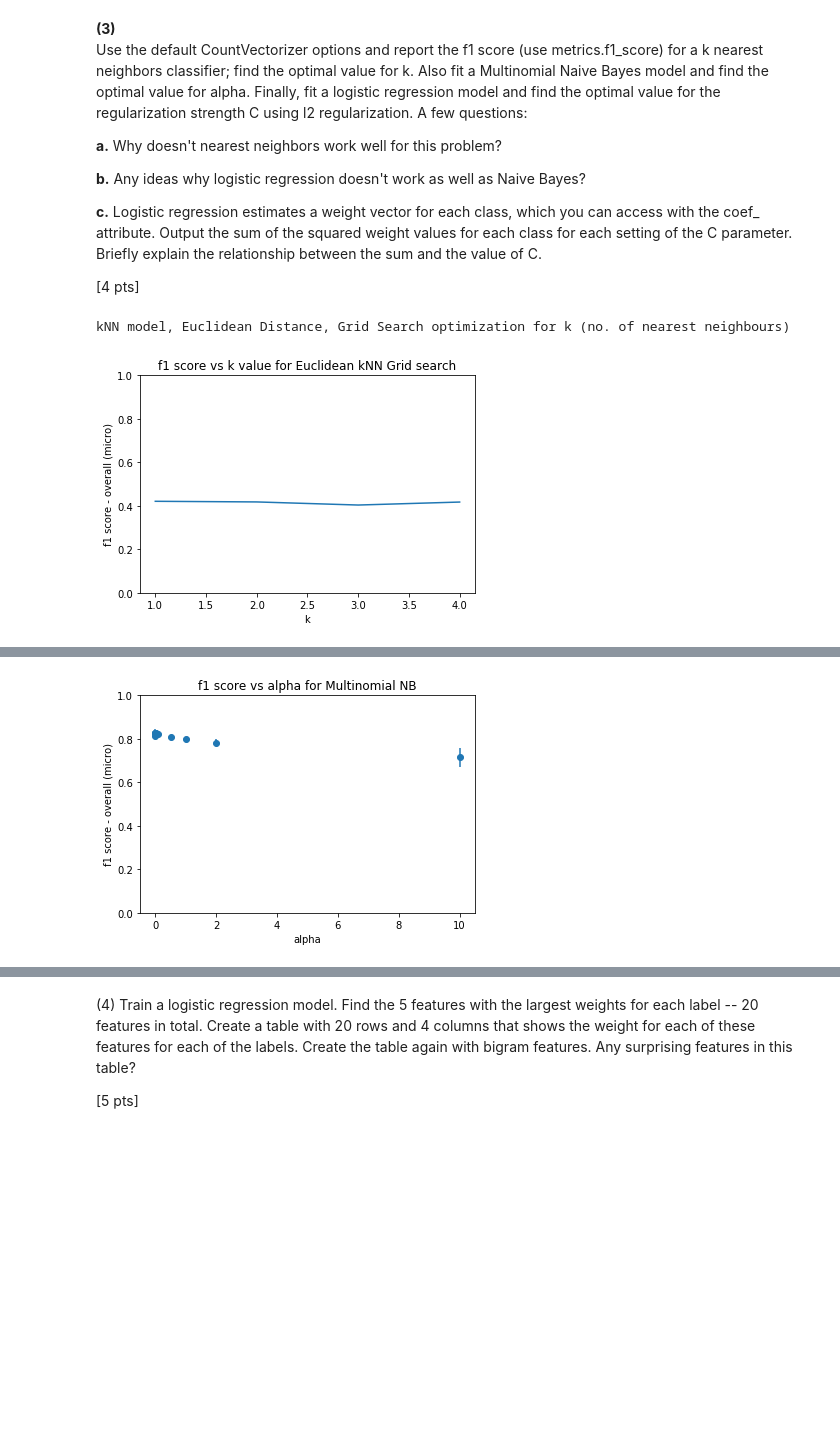
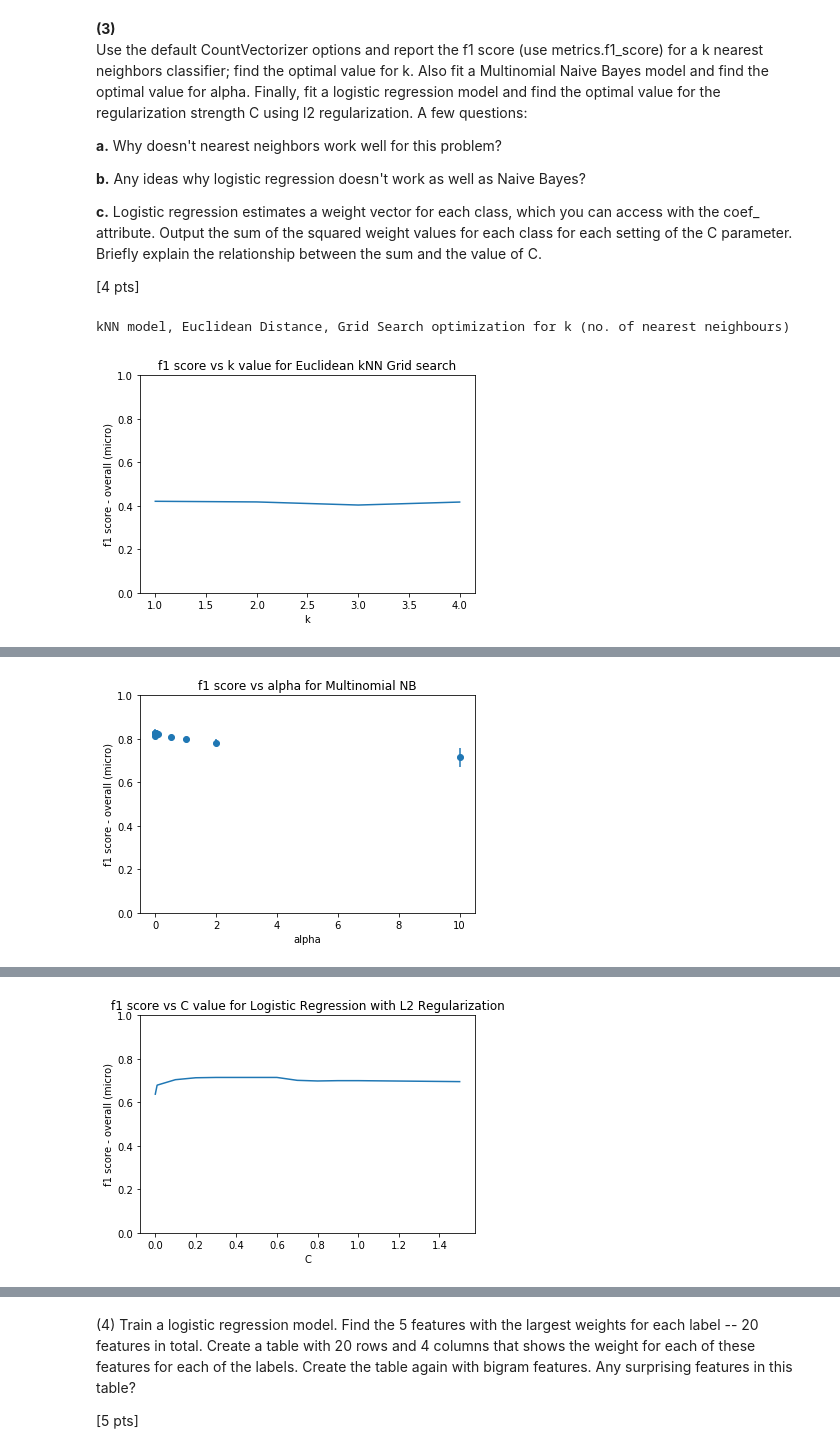
Before and after one commit to lchutny/W207_Project2, a Jupyter notebook: Laura_Chutny_Project2.ipynb, the cells around one changed output, grey strips where cells are left out. Drawn from its saved outputs; the diff is of its cells as text; code cells hidden in the pictures; blank space fills up the shorter version.

```diff
--- a/Laura_Chutny_Project2.ipynb
+++ b/Laura_Chutny_Project2.ipynb
@@ -255,6 +259,7 @@ Use the default CountVectorizer options and report the f1 score (use metrics.f1_
 def kopt2(kupper, train_data, train_labels, dev_data, dev_labels):
     '''Train and predict using a kNN model (Euclidean distance) on k values from 1 to kupper on train data
     Using GridSearch to find k vs f1 score
+    Report f1 score using optimum k on Dev Data
     '''
     # Define Classifier
     knn_clf = KNeighborsClassifier()
@@ -276,11 +281,29 @@ def kopt2(kupper, train_data, train_labels, dev_data, dev_labels):
     plt.title("f1 score vs k value for Euclidean kNN Grid search")
     plt.show()
 
-    return (ranks,ks,means)
+    best_idx = np.where(ranks==1)[0][0] # Best k value
+    print(f"Best k value = {ks[best_idx]} with f1 = {means[best_idx]:.4} on Train Data with GridSearch")
+#     print(results['params'][clf.best_index_])
+#     print(results['params'])
+#     print(results['params'][clf.best_index_].get('n_neighbors'))
+
+    # Predict on Dev Data and score (checked this correctly uses f1 micro and best k
+    # by running a classification report separately)
+    pred_score = clf.score(dev_data,dev_labels)
+    print(f"f1 Score on Dev Data using best k = {pred_score:.4}")
+
+#     bestk = ks[best_idx]
+#     knn=KNeighborsClassifier(n_neighbors=bestk)
+#     knn.fit(train_data,train_labels)
+#     pred_labels = knn.predict(dev_data)
+#     print(classification_report(y_true=dev_labels,y_pred=pred_labels), "bestk = ", bestk)
+
+    return
 
 def mnb(train_data,train_labels,dev_data,dev_labels):
     '''Train and predict using a multinomial naive bayes model and GridSearch
     to find alpha (Laplace smoothing parameter) vs f1 score
+    Report f1 score using optimum alpha on Dev Data
     '''
     # Define classifier
     mnb_clf = MultinomialNB()
@@ -302,33 +325,54 @@ def mnb(train_data,train_labels,dev_data,dev_labels):
     plt.title('f1 score vs alpha for Multinomial NB')
     plt.show()
 
-    return(ranks,alfs,means)
+    best_idx = np.where(ranks==1)[0][0] # Best k value
+    print(f"Best Alpha value = {alfs[best_idx]} with f1 = {means[best_idx]:.4} on Train Data with GridSearch")
+
+    # Predict on Dev Data and score (checked this correctly uses f1 micro by running a classification report separately)
+    pred_score = clf.score(dev_data,dev_labels)
+    print(f"f1 Score on Dev Data using best Alpha = {pred_score:.4}")
+
+    return
+
 
 def logreg(train_data,train_labels,dev_data,dev_labels):
     '''Train and predict using a Logistic Regression model and GridSearch
-    to find C (I2 Regularization Strength) vs f1 score
+    to find C (L2 Regularization Strength) vs f1 score
+    Report f1 score using optimum C on Dev Data
+    Also output the sum of the squared weight values for each class for each setting of the C parameter.
     '''
     # Define classifier
-    logreg_clf = LogisticRegression
+    # ovr is binary for each label: one versus rest
 
-    # Define alphas and GridSearch
-    alphas = {'alpha': [1.0e-10, 0.00001, 0.0001, 0.001, 0.01, 0.1, 0.5, 1.0, 2.0, 10.0]}
-    clf = GridSearchCV(mnb_clf,alphas,scoring='f1_micro',cv=5,iid=False)
-    results = clf.fit(train_data,train_labels).cv_results_
-    alfs = results['param_alpha']
-    means = results['mean_test_score']
-    stdevs = results['std_test_score']
-    ranks = results['rank_test_score']
+
+    # Define C values. We are not using GridSearch here, in order to output the sum of the squared
+    # weights for each class for each value of the C parameter
+    cs = [0.001, 0.01, 0.1, 0.2,0.3,0.4,0.5,0.6,0.7,0.8, 0.9, 1.0, 1.5]
+    f1scores = []
+    print("C\t","Class 0\t", "Class 1\t","Class 2\t","Class 3")
+
+    for c in cs:
+        logreg_clf = LogisticRegression(multi_class='ovr', penalty='l2', solver='liblinear',C=c)
+        model = logreg_clf.fit(train_data,train_labels)
+        pred_labels = model.predict(dev_data)
+        f1score = metrics.f1_score(dev_labels,pred_labels,average='micro')
+        f1scores.append(f1score)
+        squares = np.square(model.coef_)
+        sums=np.sum(squares,axis=1)
+        print(c,sums)
 
     # Print graph
-    plt.errorbar(alfs,means,yerr=stdevs,fmt='o')
+    plt.plot(cs,f1scores)
     plt.ylim(0,1)
-    plt.xlabel('alpha')
-    plt.ylabel('f1 score - overall (micro)')
-    plt.title('f1 score vs alpha for Multinomial NB')
+    plt.xlabel("C")
+    plt.ylabel("f1 score - overall (micro)")
+    plt.title("f1 score vs C value for Logistic Regression with L2 Regularization")
     plt.show()
 
-    return(ranks,alfs,means)
+    best_idx = f1scores.index(max(f1scores))
+    print(f"Best C value = {cs[best_idx]} with f1 = {f1scores[best_idx]:.4} on Dev Data")
+
+    return
 
 
 def P3():
@@ -349,19 +393,15 @@ def P3():
     # So, I set maximum k for this assignment at 200 to minimize run time
     print("\u001b[1mkNN model, Euclidean Distance, Grid Search optimization for k (no. of nearest neighbours)\u001b[0m")
     kupper=5 # Best k is 181, f1=0.4602 SET TO 200 Before submitting
-    kranks,ks,kmeans = kopt2(kupper,new_train_data,train_labels,new_dev_data,dev_labels)
-    bestk_idx = np.where(kranks==1)[0][0]
-    print(f"Best k value = {ks[bestk_idx]} with f1 = {kmeans[bestk_idx]:.4}")
+    kopt2(kupper,new_train_data,train_labels,new_dev_data,dev_labels)
 
     # Multinomial Naive Bayes Model
     print(f"\n\u001b[1mMultinomial naive Bayes, Grid Search optimization for alpha (Laplace Smoothing)\u001b[0m")
-    ranks,alfs,means = mnb(new_train_data,train_labels,new_dev_data,dev_labels)
-    best_idx = np.where(ranks==1)[0][0]
-    print(f"Best Alpha value = {alfs[best_idx]} with f1 = {means[best_idx]:.4}")
+    mnb(new_train_data,train_labels,new_dev_data,dev_labels)
 
     # Logistic Regression Model
-    print(f"\n\u001b[1mLogistic Regression, Optimization for C (I2 Regularlization Strength)\u001b[0m")
-
+    print(f"\n\u001b[1mLogistic Regression, Optimization for C (L2 Regularization Strength)\u001b[0m")
+    logreg(new_train_data,train_labels,new_dev_data,dev_labels)
 
 ### STUDENT END ###
 P3()
@@ -377,0 +434 @@ Logistic Regression, Optimization for C (I2 Regularlization Strength)
+[figure, added]
```
Also changed, not shown: parts of 6 cells of this notebook.
